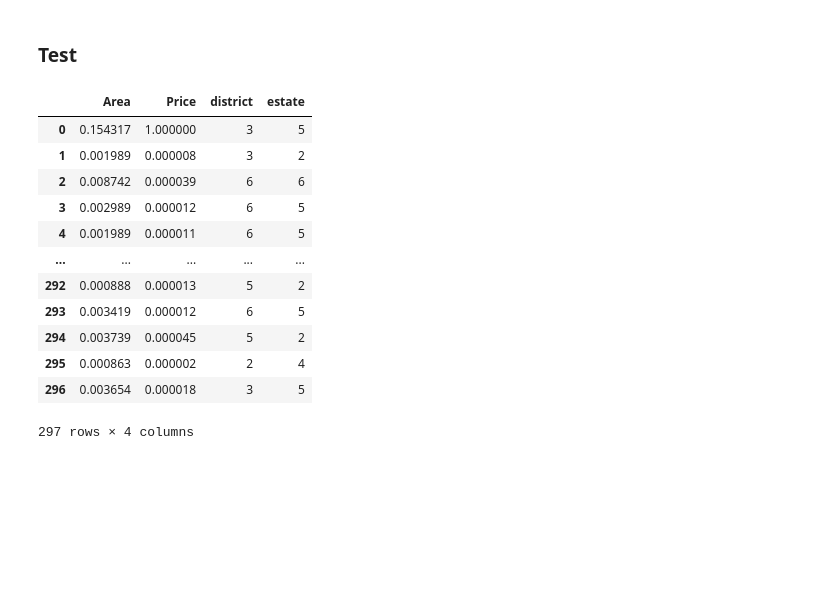
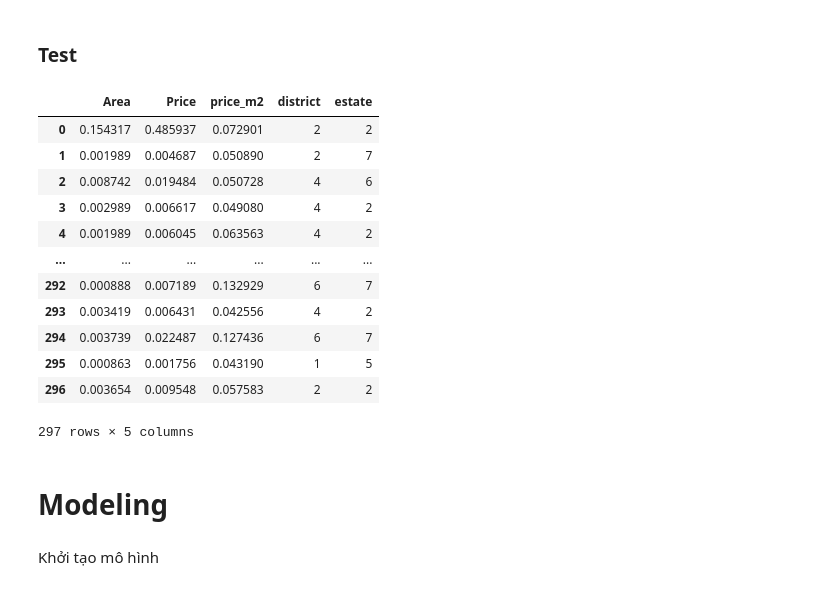
Before and after one commit to jthanh8144/FinalEssayDataScience, a Jupyter notebook: main.ipynb, the cells around one changed output. Saved outputs shown, nothing was run; the diff lists cells and outputs as text; code cells hidden in the pictures; blank space fills up the shorter version.

```diff
--- a/main.ipynb
+++ b/main.ipynb
@@ -399,22 +410,26 @@ data_scaler_val
 # %%
 x_test_new = x_test.copy()
 x_test_new['Price'] = y_test
-data_scaler_test = MinMaxScaling(x_test_new,['Area','Price'])
-x_test_new.reset_index(inplace = True)
+data_scaler_test = MinMaxScaling(x_test_new, ['Area', 'Price', 'price_m2'])
+x_test_new.reset_index(inplace=True)
 data_scaler_test['district'] = x_test_new['district']
 data_scaler_test['estate'] = x_test_new['estate']
 data_scaler_test
 # %% [output]
-|  | Area | Price | district | estate |
-| 0 | 0.154317 | 1.000000 | 3 | 5 |
-| 1 | 0.001989 | 0.000008 | 3 | 2 |
-| 2 | 0.008742 | 0.000039 | 6 | 6 |
-| 3 | 0.002989 | 0.000012 | 6 | 5 |
-| 4 | 0.001989 | 0.000011 | 6 | 5 |
-| ... | ... | ... | ... | ... |
-| 292 | 0.000888 | 0.000013 | 5 | 2 |
-| 293 | 0.003419 | 0.000012 | 6 | 5 |
-| 294 | 0.003739 | 0.000045 | 5 | 2 |
-| 295 | 0.000863 | 0.000002 | 2 | 4 |
-| 296 | 0.003654 | 0.000018 | 3 | 5 |
+|  | Area | Price | price_m2 | district | estate |
+| 0 | 0.154317 | 0.485937 | 0.072901 | 2 | 2 |
+| 1 | 0.001989 | 0.004687 | 0.050890 | 2 | 7 |
+| 2 | 0.008742 | 0.019484 | 0.050728 | 4 | 6 |
+| 3 | 0.002989 | 0.006617 | 0.049080 | 4 | 2 |
+| 4 | 0.001989 | 0.006045 | 0.063563 | 4 | 2 |
+| ... | ... | ... | ... | ... | ... |
+| 292 | 0.000888 | 0.007189 | 0.132929 | 6 | 7 |
+| 293 | 0.003419 | 0.006431 | 0.042556 | 4 | 2 |
+| 294 | 0.003739 | 0.022487 | 0.127436 | 6 | 7 |
+| 295 | 0.000863 | 0.001756 | 0.043190 | 1 | 5 |
+| 296 | 0.003654 | 0.009548 | 0.057583 | 2 | 2 |
-297 rows × 4 columns
+297 rows × 5 columns
+# %% [markdown]
+# Modeling
+# %% [markdown]
+Khởi tạo mô hình
```
Also changed, not shown: parts of 36 cells of this notebook, 3 other files.
